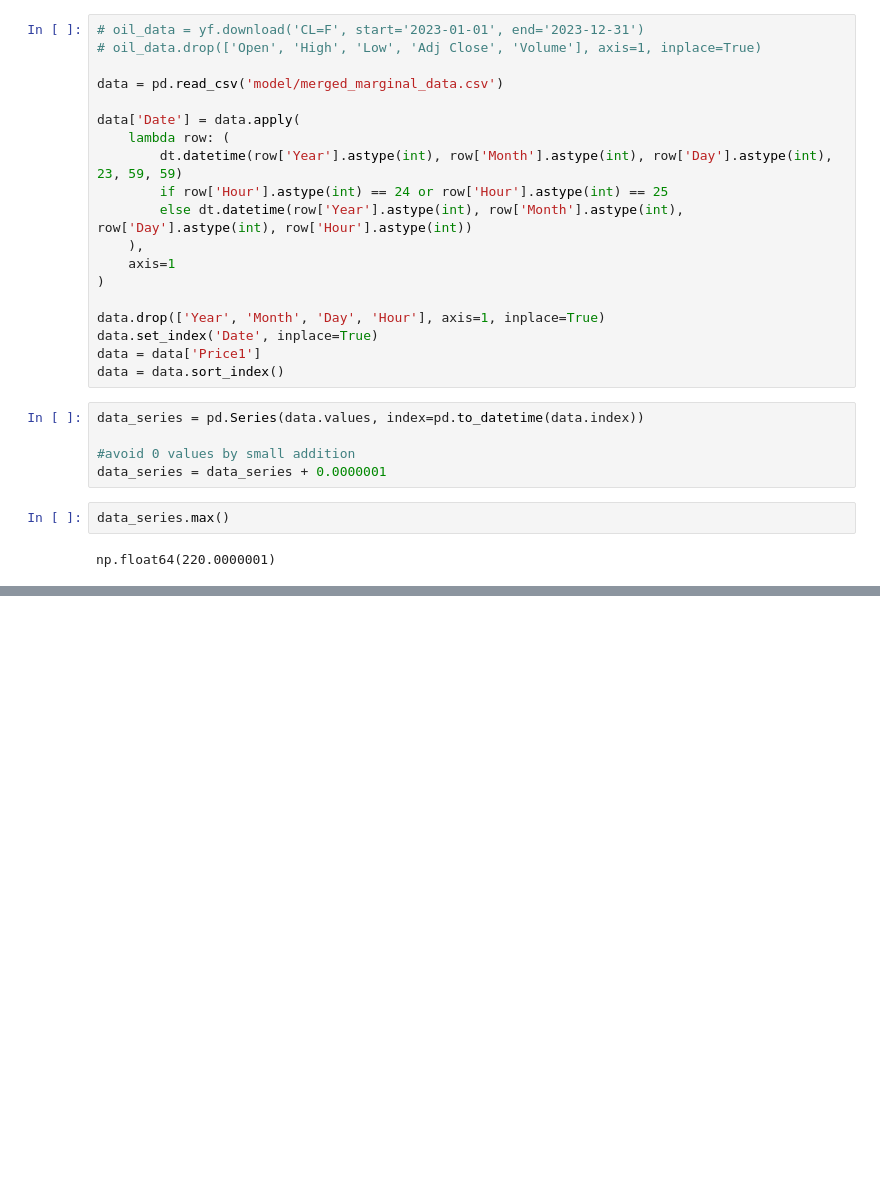
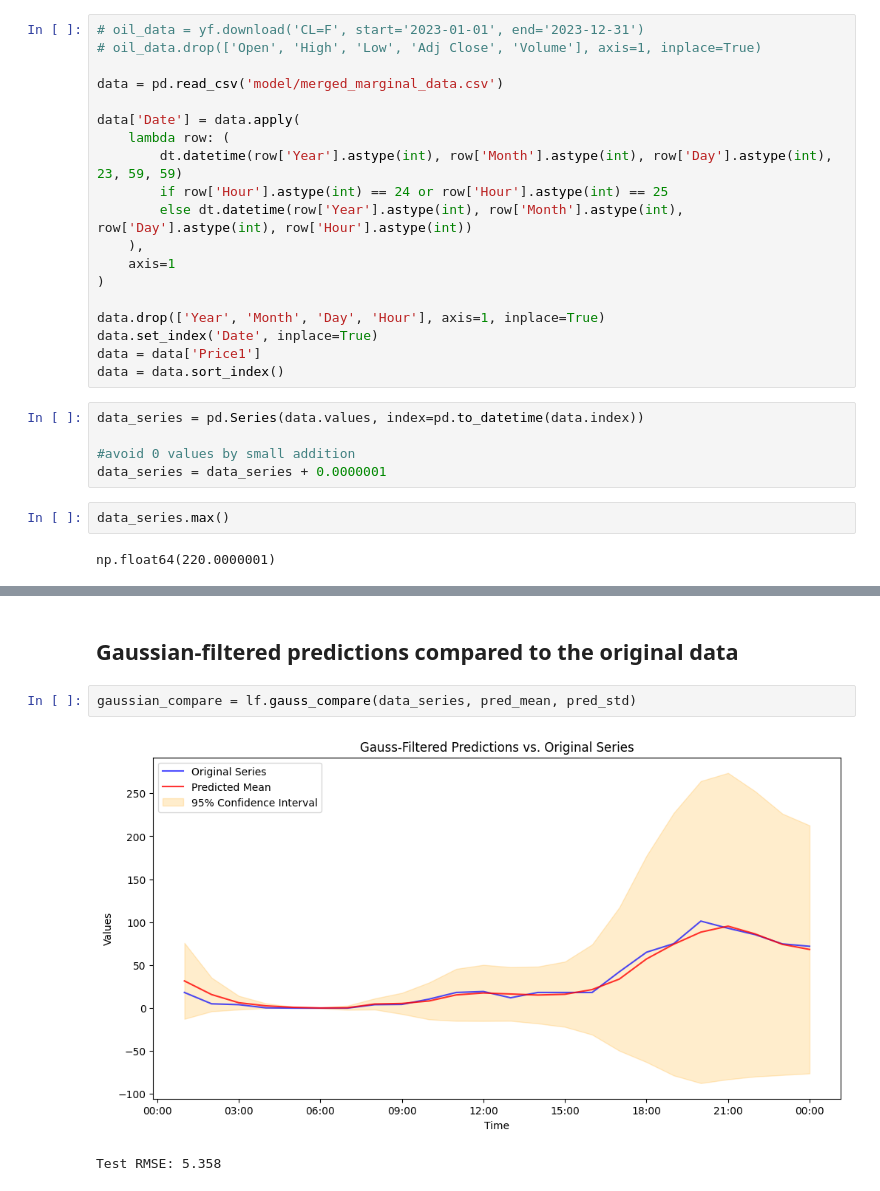
Before and after one commit to storralbod/deeplearning, a Jupyter notebook: test.ipynb, the cells around one changed output, grey strips where cells are left out. Drawn from its saved outputs; the diff is of its cells as text; blank space fills up the shorter version.

```diff
--- a/test.ipynb
+++ b/test.ipynb
@@ -75,0 +78,7 @@ Test RMSE: 4.680
+# %% [markdown]
+## Gaussian-filtered predictions compared to the original data
+# %%
+gaussian_compare = lf.gauss_compare(data_series, pred_mean, pred_std)
+# %% [output]
+[figure, added]
+Test RMSE: 5.358
```
Also changed, not shown: parts of 2 cells of this notebook, 1 other file.
